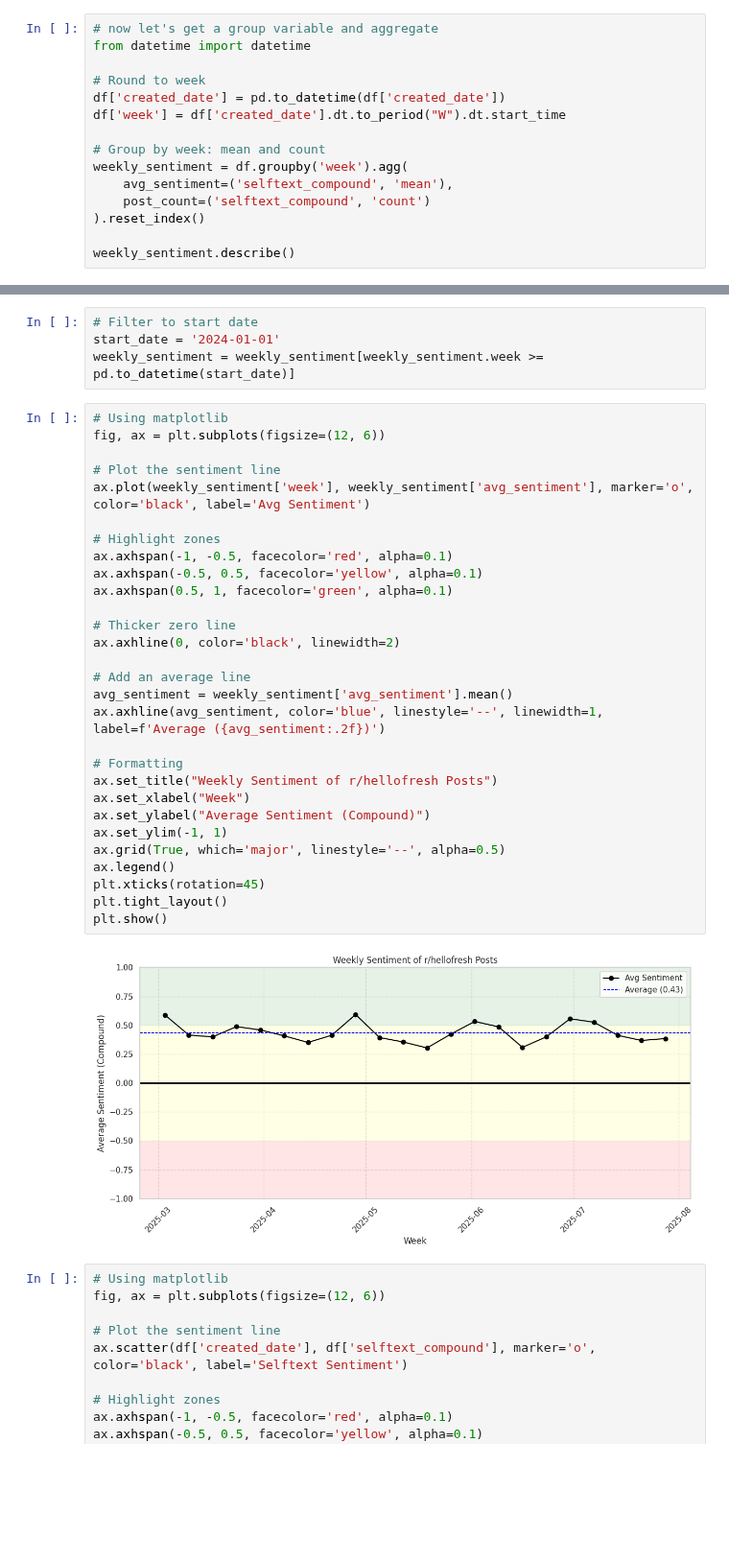
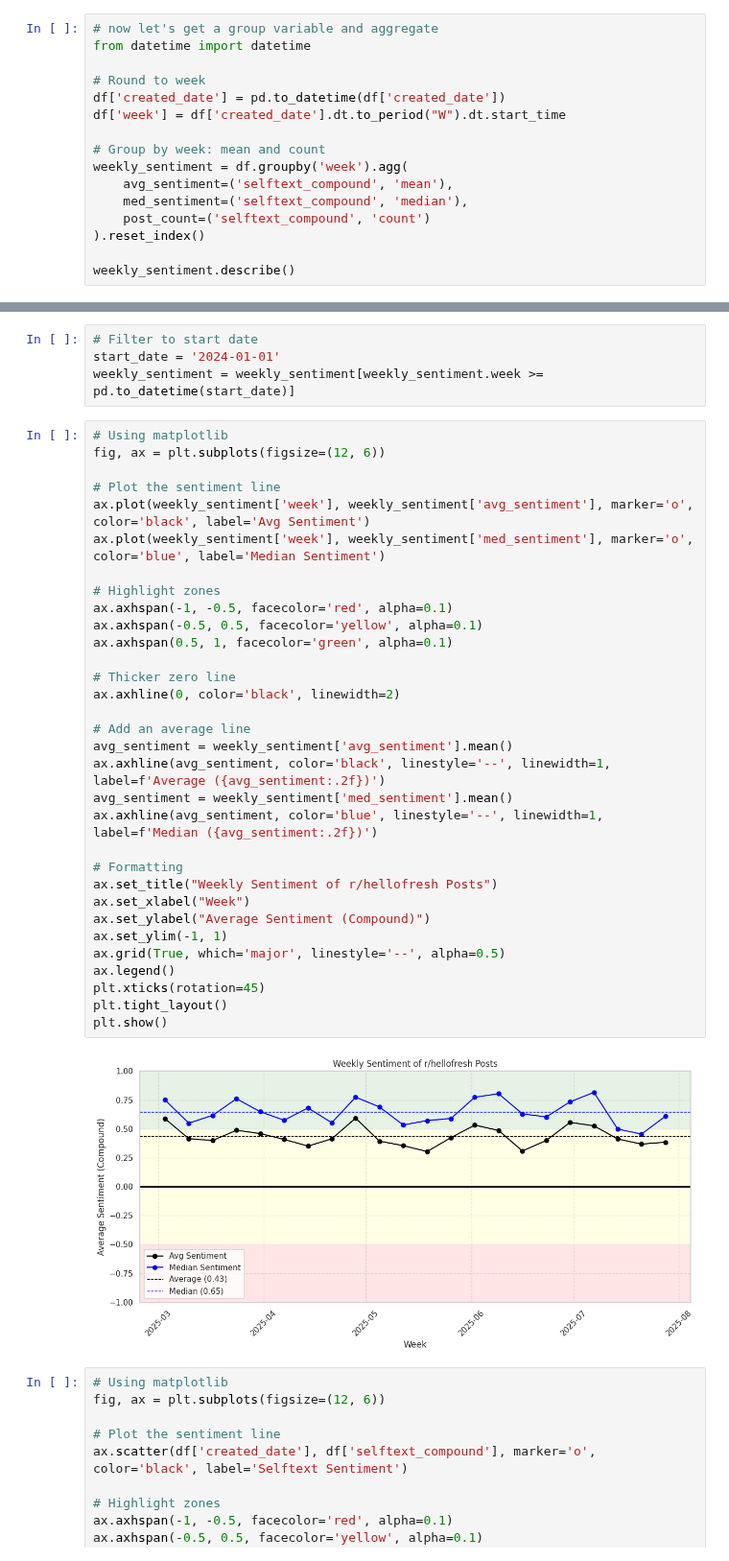
Before and after one commit to morescode-pm/kaggle-fastai, a Jupyter notebook: chapter3/hellofresh_reddit.ipynb, the cells around one changed output, grey strips where cells are left out. Shown at 96% size. Drawn from its saved outputs; the diff is of its cells as text; blank space fills up the shorter version.

```diff
--- a/chapter3/hellofresh_reddit.ipynb
+++ b/chapter3/hellofresh_reddit.ipynb
@@ -439,6 +439,7 @@ df['week'] = df['created_date'].dt.to_period("W").dt.start_time
 # Group by week: mean and count
 weekly_sentiment = df.groupby('week').agg(
     avg_sentiment=('selftext_compound', 'mean'),
+    med_sentiment=('selftext_compound', 'median'),
     post_count=('selftext_compound', 'count')
 ).reset_index()
 
@@ -460,34 +461,37 @@ weekly_sentiment = weekly_sentiment[weekly_sentiment.week >= pd.to_datetime(star
 # %%
 # Using matplotlib
 fig, ax = plt.subplots(figsize=(12, 6))
 
 # Plot the sentiment line
 ax.plot(weekly_sentiment['week'], weekly_sentiment['avg_sentiment'], marker='o', color='black', label='Avg Sentiment')
+ax.plot(weekly_sentiment['week'], weekly_sentiment['med_sentiment'], marker='o', color='blue', label='Median Sentiment')
 
 # Highlight zones
 ax.axhspan(-1, -0.5, facecolor='red', alpha=0.1)
 ax.axhspan(-0.5, 0.5, facecolor='yellow', alpha=0.1)
 ax.axhspan(0.5, 1, facecolor='green', alpha=0.1)
 
 # Thicker zero line
 ax.axhline(0, color='black', linewidth=2)
 
 # Add an average line
 avg_sentiment = weekly_sentiment['avg_sentiment'].mean()
-ax.axhline(avg_sentiment, color='blue', linestyle='--', linewidth=1, label=f'Average ({avg_sentiment:.2f})')
+ax.axhline(avg_sentiment, color='black', linestyle='--', linewidth=1, label=f'Average ({avg_sentiment:.2f})')
+avg_sentiment = weekly_sentiment['med_sentiment'].mean()
+ax.axhline(avg_sentiment, color='blue', linestyle='--', linewidth=1, label=f'Median ({avg_sentiment:.2f})')
 
 # Formatting
 ax.set_title("Weekly Sentiment of r/hellofresh Posts")
 ax.set_xlabel("Week")
 ax.set_ylabel("Average Sentiment (Compound)")
 ax.set_ylim(-1, 1)
 ax.grid(True, which='major', linestyle='--', alpha=0.5)
 ax.legend()
 plt.xticks(rotation=45)
 plt.tight_layout()
 plt.show()
 # %% [output]
-[figure, old version]
+[figure, new version]
 # %%
 # Using matplotlib
 fig, ax = plt.subplots(figsize=(12, 6))
```
Also changed, not shown: parts of 5 cells of this notebook.
